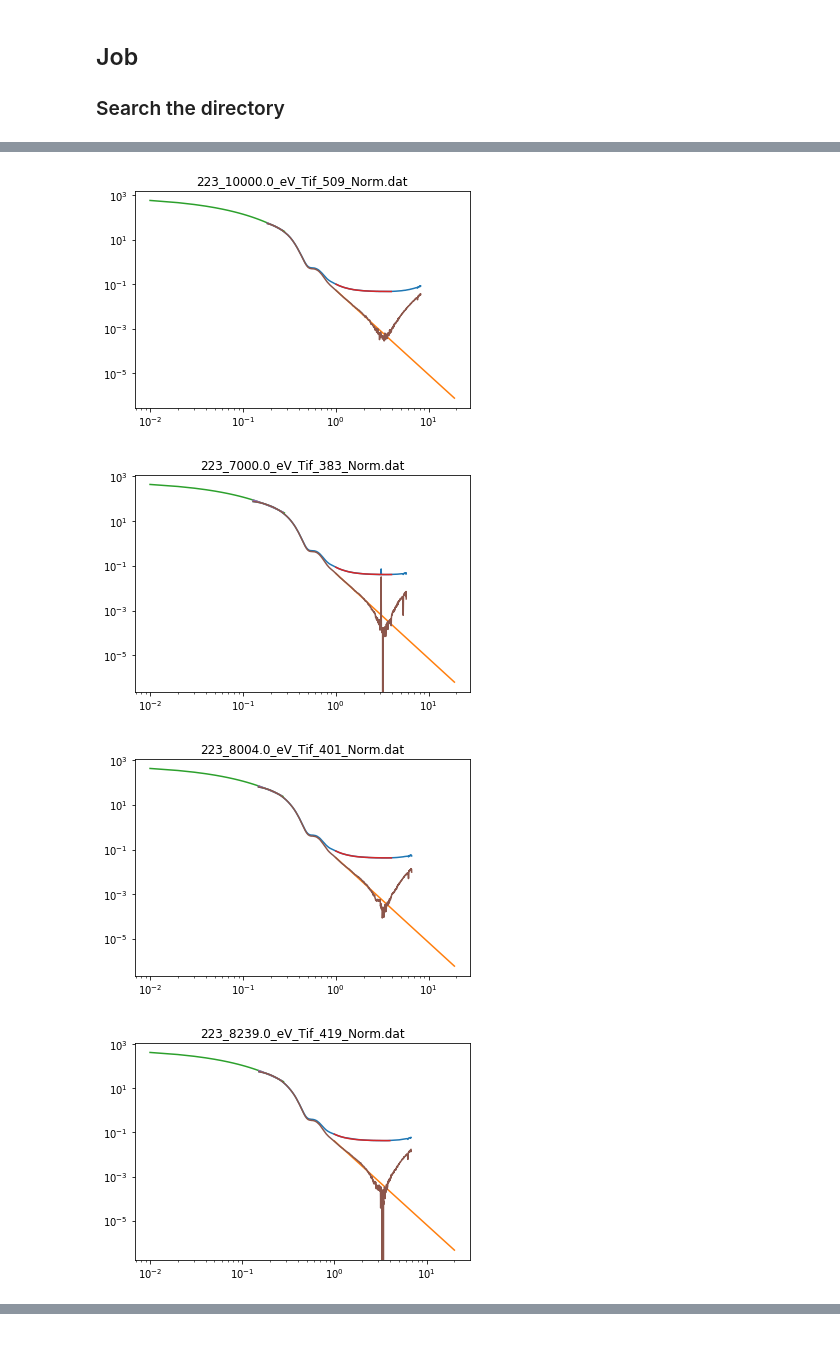
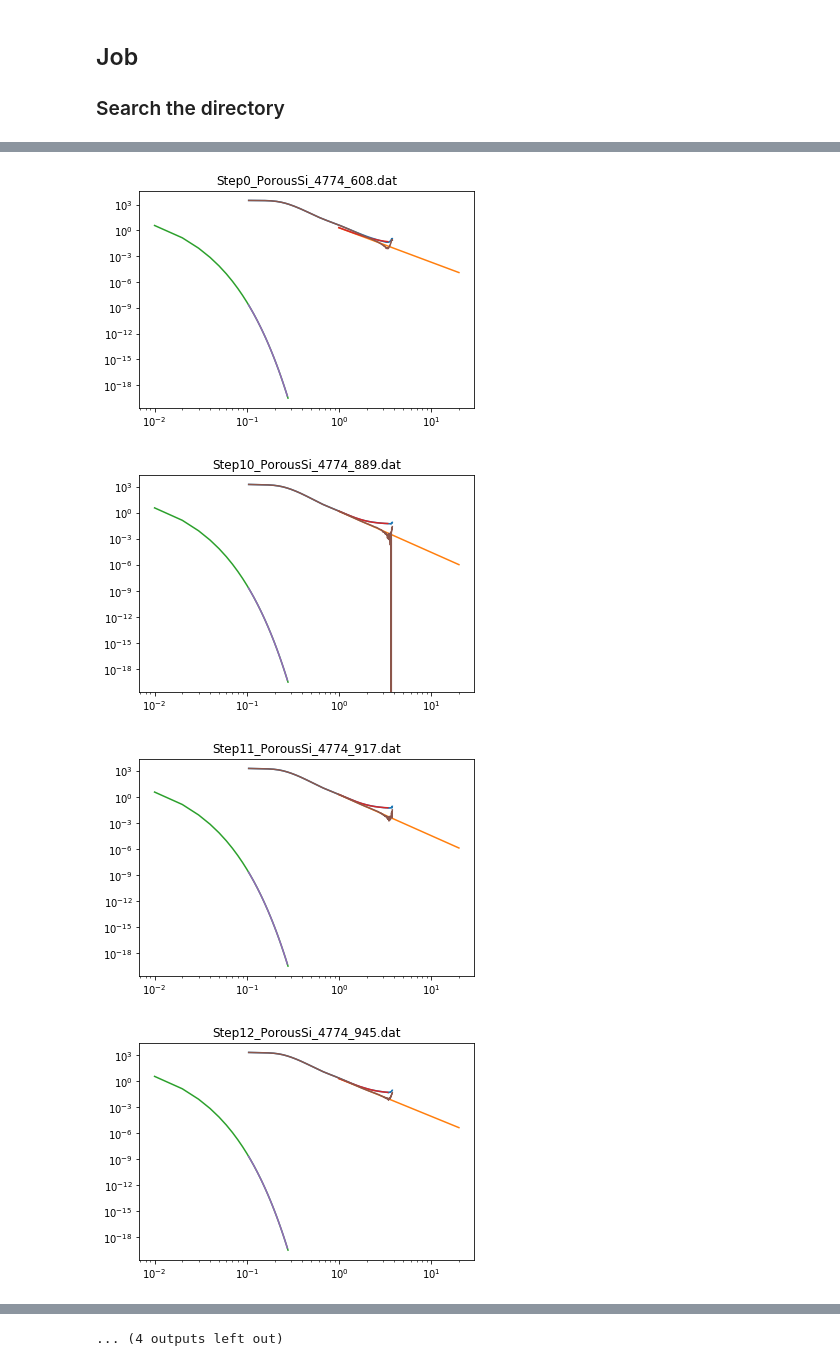
Before and after one commit to EikeGericke/pyASAXS, a Jupyter notebook: ASAXS_Invariant.ipynb, the cells around one changed output, grey strips where cells are left out. Drawn from its saved outputs; the diff is of its cells as text; code cells hidden in the pictures.

```diff
--- a/ASAXS_Invariant.ipynb
+++ b/ASAXS_Invariant.ipynb
@@ -24,10 +24,10 @@ from matplotlib.colors import LogNorm, LinearSegmentedColormap
 ## Job Parameters
 # %%
 # give the metadada directory
-data_dir = 'files\Data_for_ASAXS\Corrected_1D\\223_TestPorod'
+data_dir = 'C:\\Users\\eikeg\\Documents\\Science\\Xe_Physisorption\\SAXS_4774'
 
 # give the target file tyle:
-target_file_type = 'Norm.dat'
+target_file_type = '.dat'
 
 porodFitting = True
 guinierFitting = True
@@ -36,11 +36,11 @@ plotFitResults = True
 # Fitting limits
 # for high q regime - using porod like fitting
 q_pe_min = 1.0 # Porod Fitting Range
-q_pe_max = 4.0 # Porod fitting Range
+q_pe_max = 3.5 # Porod fitting Range
 q_pe_skipPoints = 30 # points to skip at the end indipendent from the actual q-range
 
 # for high q regime - using Guinier like fitting
-q_gu_min = 0.1 # Porod Fitting Range
+q_gu_min = 0.05 # Porod Fitting Range
 q_gu_max = 0.3 # Porod fitting Range
 q_gu_skipPoints = 1 # points to skip at the beginning indipendent from the actual q-range
 
@@ -50,16 +50,16 @@ q_extra_high = 20
 
 # Porod Fit Funktions
 c0_start = 0.03
-c1_start = 0.003
+c1_start = 0.000001
 c4_start = 0.02
-a_min = 3.8 # minimal expected exponent
-a_max = 4.1 # maximal expected exponent
+a_min = 4.0 # minimal expected exponent
+a_max = 4.9 # maximal expected exponent
 def porod_ext(x, c0, c1, c4, a):
     return c0 + c1 * x + c4 * x**(-a)
 
 # Guinier Fit Funktions
-i0_start = 100
-rG_start = 3
+i0_start = 200
+rG_start = 4
 def guinier(x, i0, rG):
     return i0 * np.exp(- rG**2 *x**(2/3))
 # %% [markdown]
@@ -83,7 +83,7 @@ dF_pe=pd.DataFrame()
 dF_gu=pd.DataFrame()
 
 for element in fileIterator:
-    q, I, e = np.genfromtxt(element,skip_header=0,unpack=True)
+    q, I, e = np.genfromtxt(element,delimiter=',',unpack=True) # np.genfromtxt(element,skip_header=0,unpack=True)
     print(element)
 
     if porodFitting == True:
@@ -187,4 +187,4 @@ Guinier Optimization range used is: 0.16525592449137547  to  0.273696715542728
-[figure, old version]
+[figure, new version]
-[figure, old version]
+[figure, new version]
-[figure, old version]
+[figure, new version]
-[figure, old version]
+[figure, new version]
@@ -195,3 +198,4 @@ Guinier Optimization range used is: 0.16525592449137547  to  0.273696715542728
+... (4 outputs left out)
 # %%
 outputFrame
 # %% [output]
```
Also changed, not shown: parts of 3 cells of this notebook, 2 other files.
